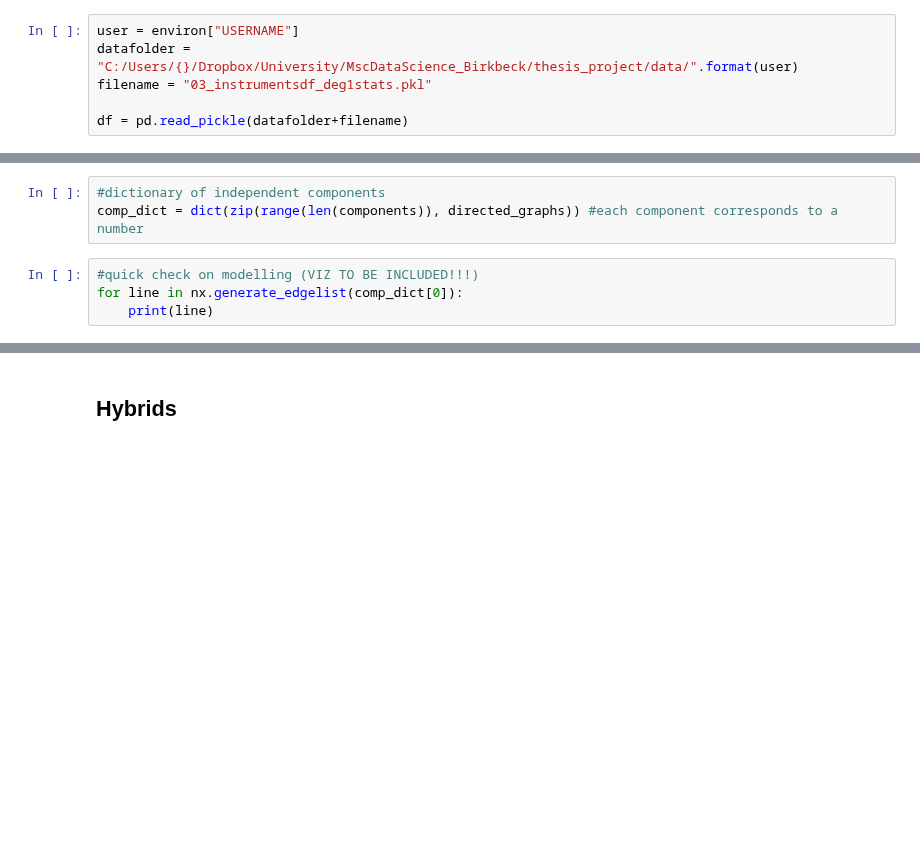
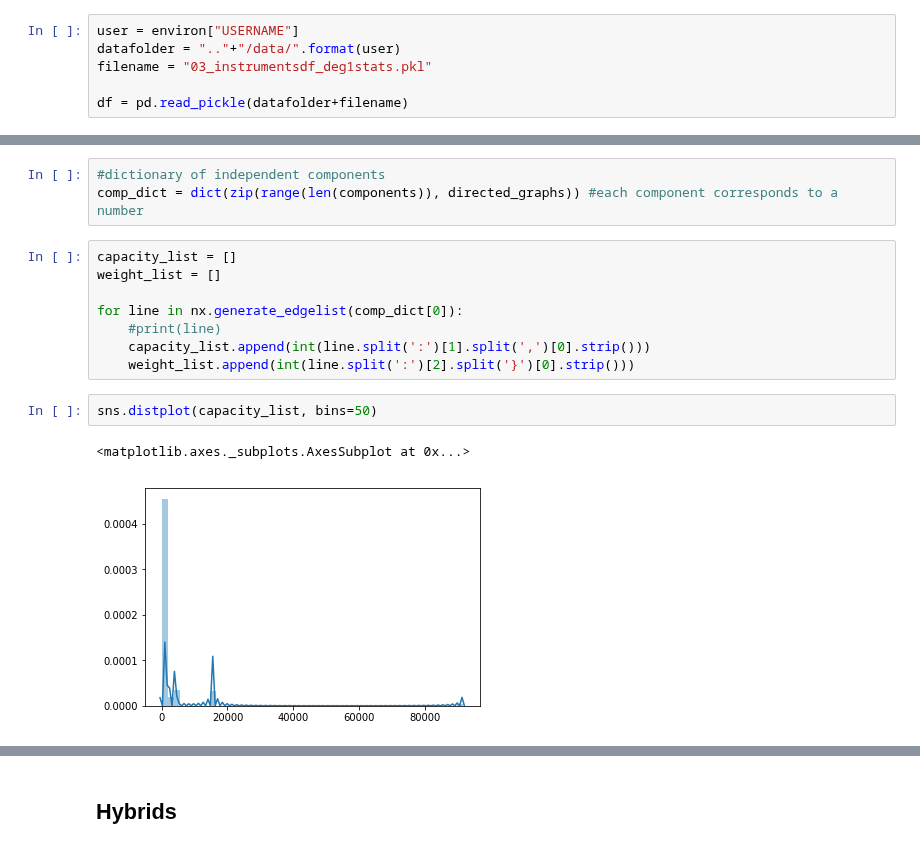
Before and after one commit to davidemariani/networkAnalysisForML, a Jupyter notebook: 07_network_featureEng.ipynb, the cells around one changed output, grey strips where cells are left out. Cells and saved outputs as stored; diff of their text form; blank space fills up the shorter version.

Commit message:
progress on flow modelling

```diff
--- a/07_network_featureEng.ipynb
+++ b/07_network_featureEng.ipynb
@@ -14,7 +15,7 @@ import networkx as nx
 ## Importing data
 # %%
 user = environ["USERNAME"]
-datafolder = "C:/Users/{}/Dropbox/University/MscDataScience_Birkbeck/thesis_project/data/".format(user)
+datafolder = ".."+"/data/".format(user)
 filename = "03_instrumentsdf_deg1stats.pkl"
 
 df = pd.read_pickle(datafolder+filename)
@@ -99,7 +100,16 @@ directed_graphs = create_directed_graphs(components, df, 10**6)
 # %%
 #dictionary of independent components
 comp_dict = dict(zip(range(len(components)), directed_graphs)) #each component corresponds to a number
-# %%
-#quick check on modelling (VIZ TO BE INCLUDED!!!)
-for line in nx.generate_edgelist(comp_dict[0]):
-    print(line)
+# %%
+capacity_list = []
+weight_list = []
+
+for line in nx.generate_edgelist(comp_dict[0]):
+    #print(line)
+    capacity_list.append(int(line.split(':')[1].split(',')[0].strip()))
+    weight_list.append(int(line.split(':')[2].split('}')[0].strip()))
+# %%
+sns.distplot(capacity_list, bins=50)
+# %% [output]
+<matplotlib.axes._subplots.AxesSubplot at 0x...>
+[figure, added]
```
Also changed, not shown: parts of 8 cells of this notebook, 2 other files.
